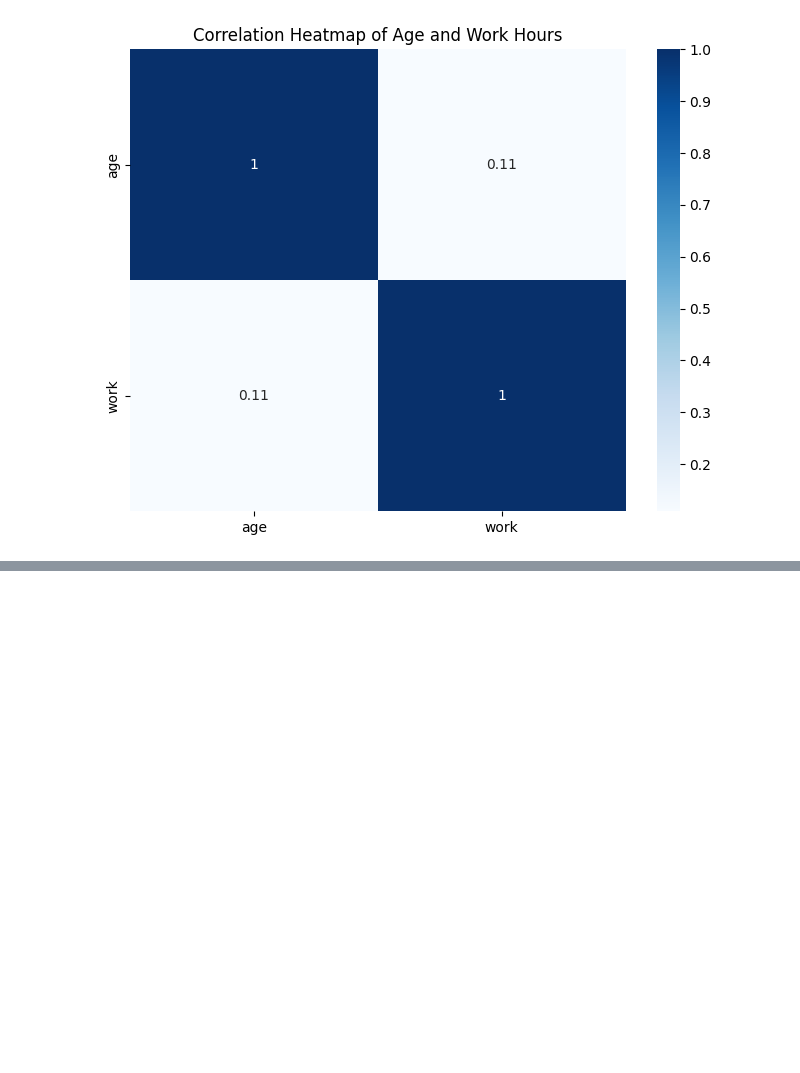
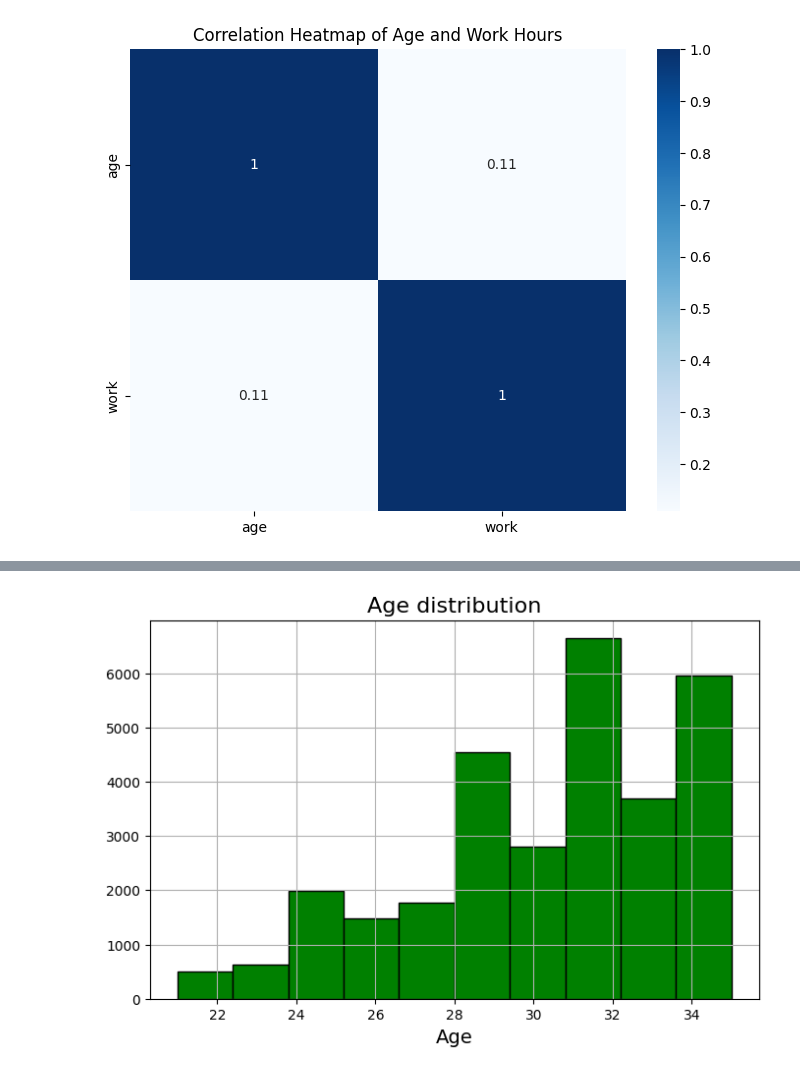
Before and after one commit to DivyamJain0212/EDA-Model-Fertility2, a Jupyter notebook: Divyam_Jain_EDA.ipynb, the cells around one changed output, grey strips where cells are left out. Drawn from its saved outputs; the diff is of its cells as text; code cells hidden in the pictures; blank space fills up the shorter version.

```diff
--- a/Divyam_Jain_EDA.ipynb
+++ b/Divyam_Jain_EDA.ipynb
@@ -398,0 +410,9 @@ plt.show()
+# %%
+plt.figure(figsize=(8,5))
+plt.title("Age distribution",fontsize=16)
+plt.xlabel ("Age",fontsize=14)
+plt.grid(True)
+plt.hist(df['age'],color='green',edgecolor='k')
+plt.show()
+# %% [output]
+[figure, added]
```
Also changed, not shown: parts of 10 cells of this notebook.
